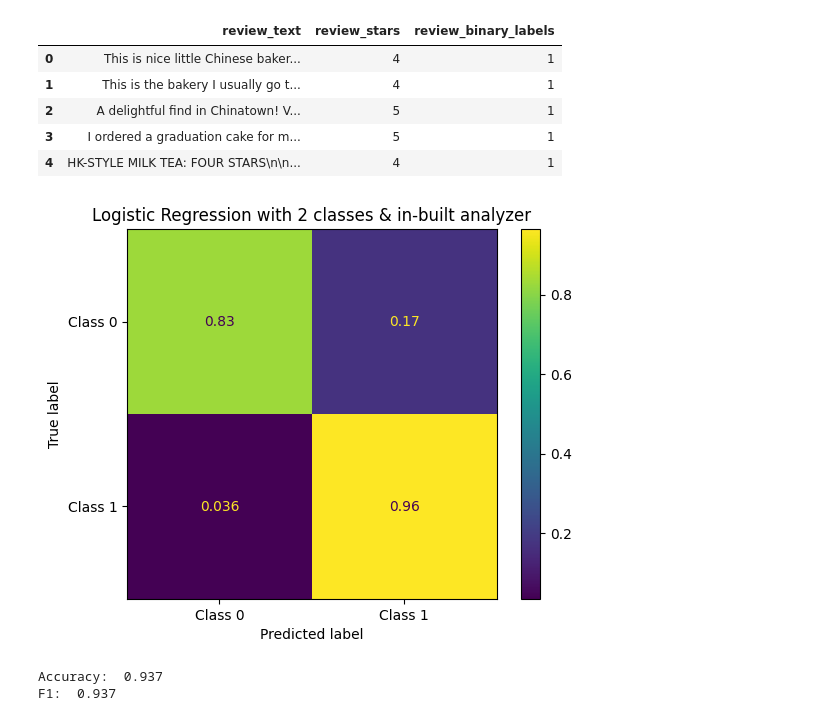
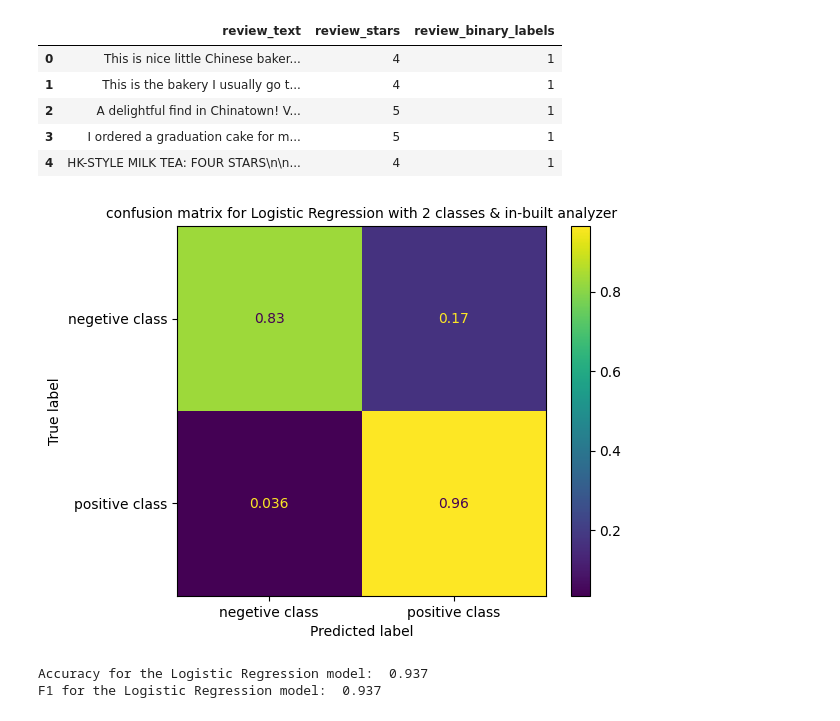
Before and after one commit to harshika14/CMPE-257_ProjectTeam12, a Jupyter notebook: code/app/02_review-sentiment-prediction_logistic-regression_Swapna.ipynb, the cells around one changed output. Saved outputs shown, nothing was run; the diff lists cells and outputs as text; code cells hidden in the pictures.

```diff
--- a/code/app/02_review-sentiment-prediction_logistic-regression_Swapna.ipynb
+++ b/code/app/02_review-sentiment-prediction_logistic-regression_Swapna.ipynb
@@ -151,14 +152,15 @@ y_reviews_predicted_labels = logistic_regression.predict(reviews_test_features)
 # %%
 disp = ConfusionMatrixDisplay.from_predictions(y_reviews_test_labels, y_reviews_predicted_labels,
                                                normalize='true',
-                                               display_labels=['Class 0', 'Class 1'])
-disp.ax_.set_title('Logistic Regression with 2 classes & in-built analyzer');
+                                               display_labels=['negetive class', 'positive class'])
+disp.ax_.set_title('confusion matrix for Logistic Regression with 2 classes & in-built analyzer',fontsize = 10);
 plt.show()
-
-# Calculate Accuracy & F1 Score
-print("Accuracy: ",round(metrics.accuracy_score(y_reviews_test_labels,y_reviews_predicted_labels),3))
-print("F1: ",round(metrics.f1_score(y_reviews_test_labels, y_reviews_predicted_labels, average='weighted'),3))
 # %% [output]
-[figure, old version]
+[figure, new version]
-Accuracy:  0.937
-F1:  0.937
+# %%
+# Calculate Accuracy & F1 Score
+print("Accuracy for the Logistic Regression model: ",round(metrics.accuracy_score(y_reviews_test_labels,y_reviews_predicted_labels),3))
+print("F1 for the Logistic Regression model: ",round(metrics.f1_score(y_reviews_test_labels, y_reviews_predicted_labels, average='weighted'),3))
+# %% [output]
+Accuracy for the Logistic Regression model:  0.937
+F1 for the Logistic Regression model:  0.937
```
Also changed, not shown: parts of 23 cells of this notebook, 1 other file.
